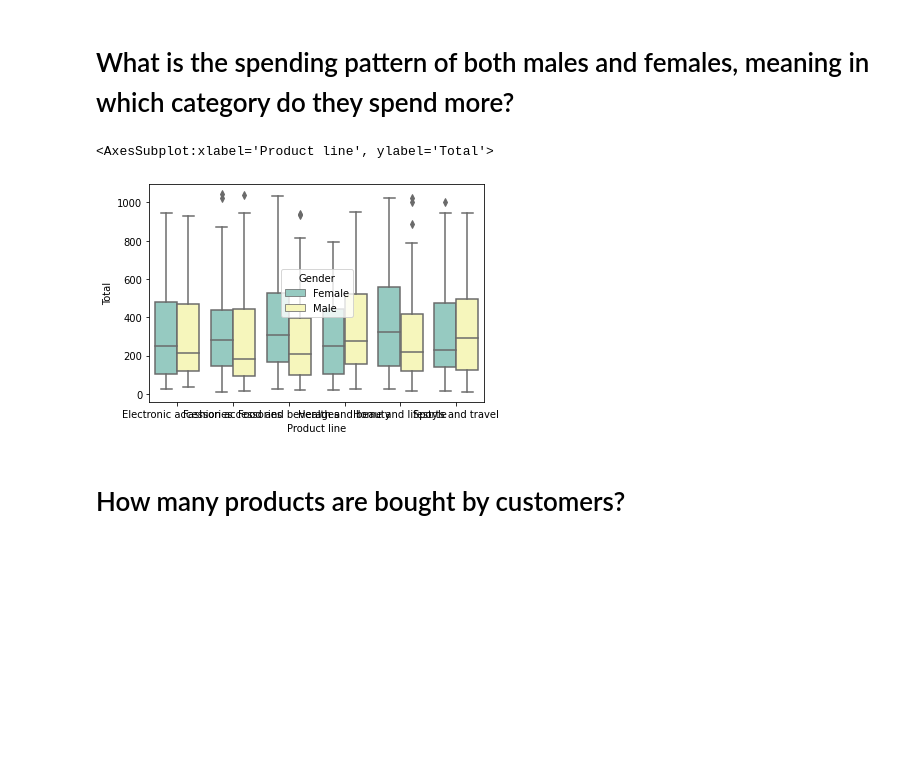
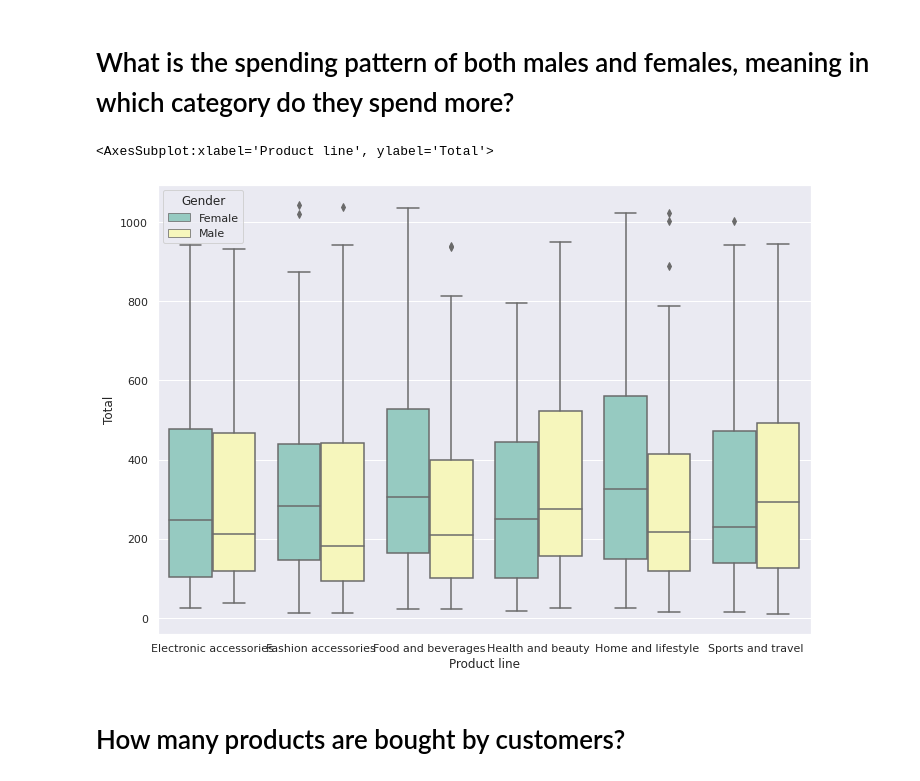
Before and after one commit to goswamimohit/SuperMarket_EDA, a Jupyter notebook: super-mkt-sale.ipynb, the cells around one changed output. Cells and saved outputs as stored; diff of their text form; code cells hidden in the pictures; blank space fills up the shorter version.

```diff
--- a/super-mkt-sale.ipynb
+++ b/super-mkt-sale.ipynb
@@ -57,6 +57,9 @@ import matplotlib.pyplot as plt
 import seaborn as sns
 import missingno as msno
 %matplotlib inline
+sns.set(rc={'figure.figsize':(13,9)})
+import warnings
+warnings.filterwarnings("ignore")
 # %% [markdown]
 # Inspecting and loading of file in pandas
 # %%
@@ -273,6 +276,7 @@ Name: Date, dtype: object
 # %%
 mkt['weekday'] = mkt['Date'].dt.day_name()#creating a weakday column from Date column
 mkt[['Hour', 'Minute']] = mkt['Time'].str.split(':', expand=True)#spliting a half Time column itno Hour and Minute
+mkt['month'] = mkt['Date'].dt.month#creating a weakday column from Date column
 # %% [markdown]
 # Correlations
 # %%
@@ -521,6 +526,7 @@ Observation
 # gross_time.info()
 # gross_time=gross_time.set_index(['Date'])
 # %%
+sns.set(rc={'figure.figsize':(11.7,8.27)})
 sns.lineplot(x="Date", y="gross income",
              data=mkt,ci=None)
 # %% [output]
@@ -556,5 +562,6 @@ Index(['Invoice ID', 'Branch', 'City', 'Customer type', 'Gender',
       dtype='object')
 # %%
+sns.set(rc={'figure.figsize':(11.7,8.27)})
 sns.barplot(x="Product line", y="gross income",data=mkt)
 # %% [output]
 <AxesSubplot:xlabel='Product line', ylabel='gross income'>
@@ -562,11 +569,12 @@ sns.barplot(x="Product line", y="gross income",data=mkt)
 # %% [markdown]
 # What is the spending pattern of both males and females, meaning in which category do they spend more?
 # %%
- sns.boxplot(x="Product line", y="Total", hue="Gender",
+sns.set(rc={'figure.figsize':(11.7,8.27)})
+sns.boxplot(x="Product line", y="Total", hue="Gender",
                  data=mkt, palette="Set3")
 # %% [output]
 <AxesSubplot:xlabel='Product line', ylabel='Total'>
-[figure, old version]
+[figure, new version]
 # %% [markdown]
 # How many products are bought by customers?
 # %%
```
Also changed, not shown: parts of 35 cells of this notebook.
